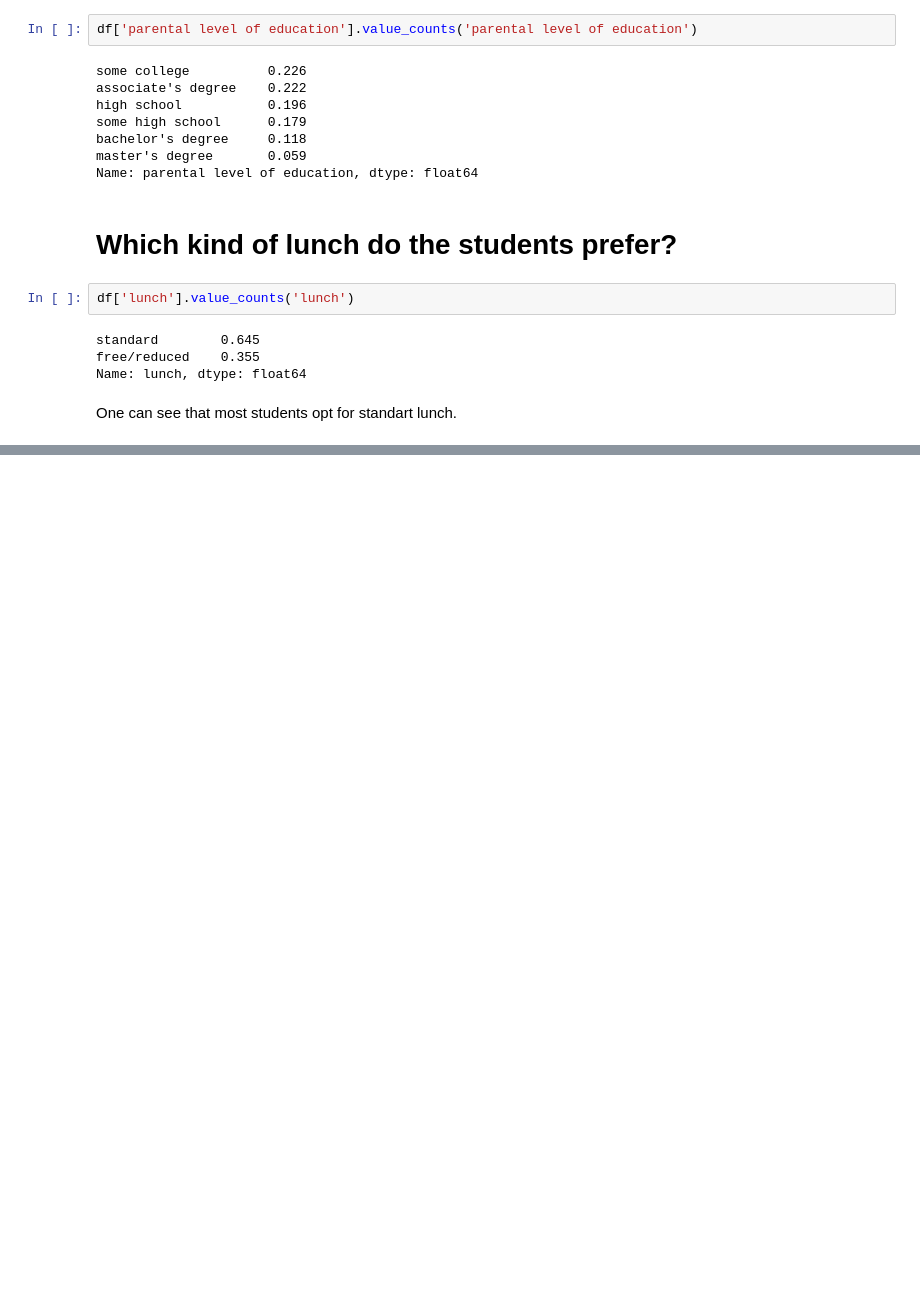
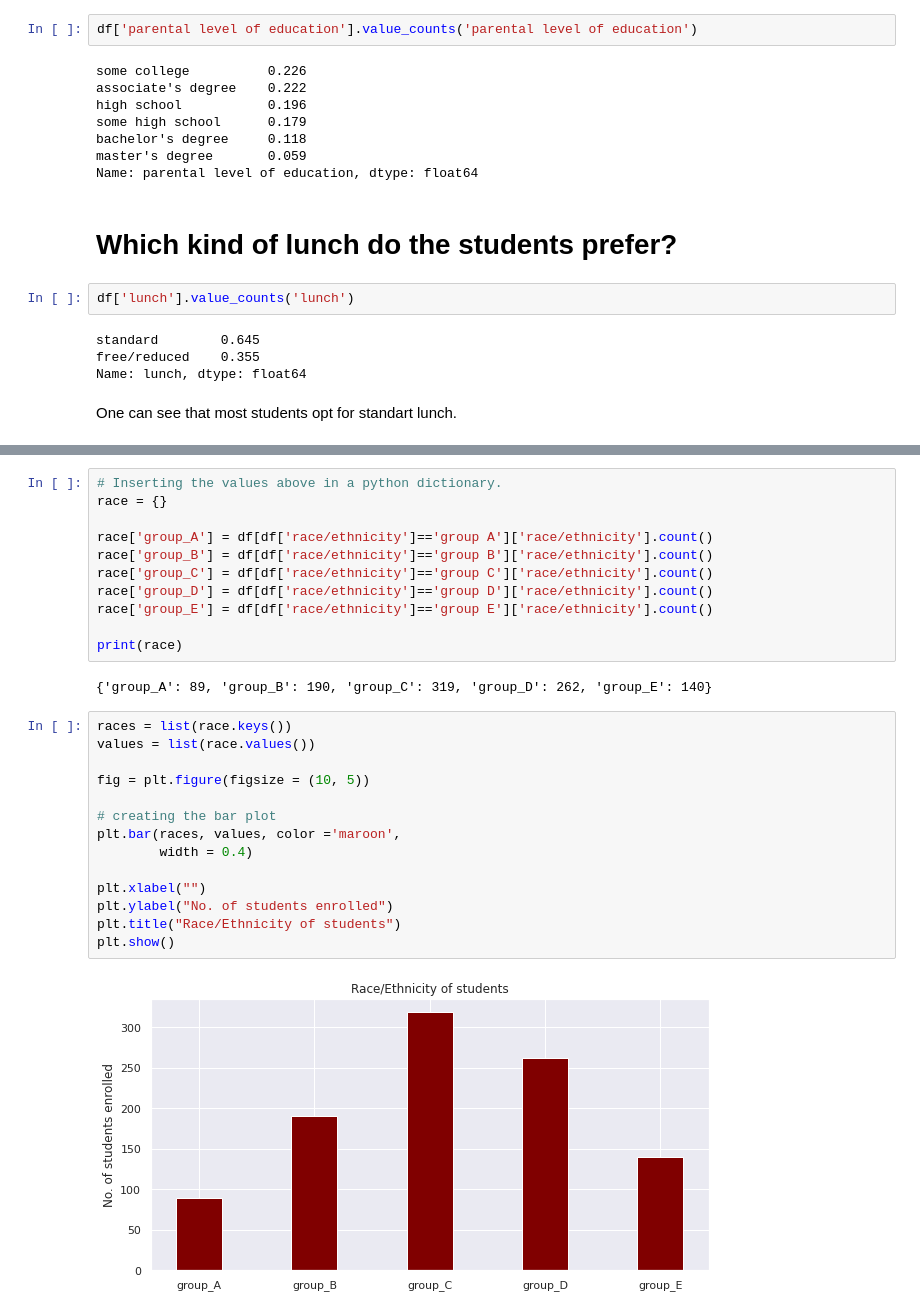
Before and after one commit to luis-fnogueira/students-performance, a Jupyter notebook: students-performance.ipynb, the cells around one changed output, grey strips where cells are left out. Saved outputs shown, nothing was run; the diff lists cells and outputs as text; blank space fills up the shorter version.

Commit message:
Kaggle Notebook | students-performance | Version 13

```diff
--- a/students-performance.ipynb
+++ b/students-performance.ipynb
@@ -226,0 +236,29 @@ One can see that most students opt for standart lunch.
+# %%
+# Inserting the values above in a python dictionary.
+race = {}
+
+race['group_A'] = df[df['race/ethnicity']=='group A']['race/ethnicity'].count()
+race['group_B'] = df[df['race/ethnicity']=='group B']['race/ethnicity'].count()
+race['group_C'] = df[df['race/ethnicity']=='group C']['race/ethnicity'].count()
+race['group_D'] = df[df['race/ethnicity']=='group D']['race/ethnicity'].count()
+race['group_E'] = df[df['race/ethnicity']=='group E']['race/ethnicity'].count()
+
+print(race)
+# %% [output]
+{'group_A': 89, 'group_B': 190, 'group_C': 319, 'group_D': 262, 'group_E': 140}
+# %%
+races = list(race.keys())
+values = list(race.values())
+
+fig = plt.figure(figsize = (10, 5))
+
+# creating the bar plot
+plt.bar(races, values, color ='maroon',
+        width = 0.4)
+
+plt.xlabel("")
+plt.ylabel("No. of students enrolled")
+plt.title("Race/Ethnicity of students")
+plt.show()
+# %% [output]
+[figure, added]
```
Also changed, not shown: parts of 4 cells of this notebook.
